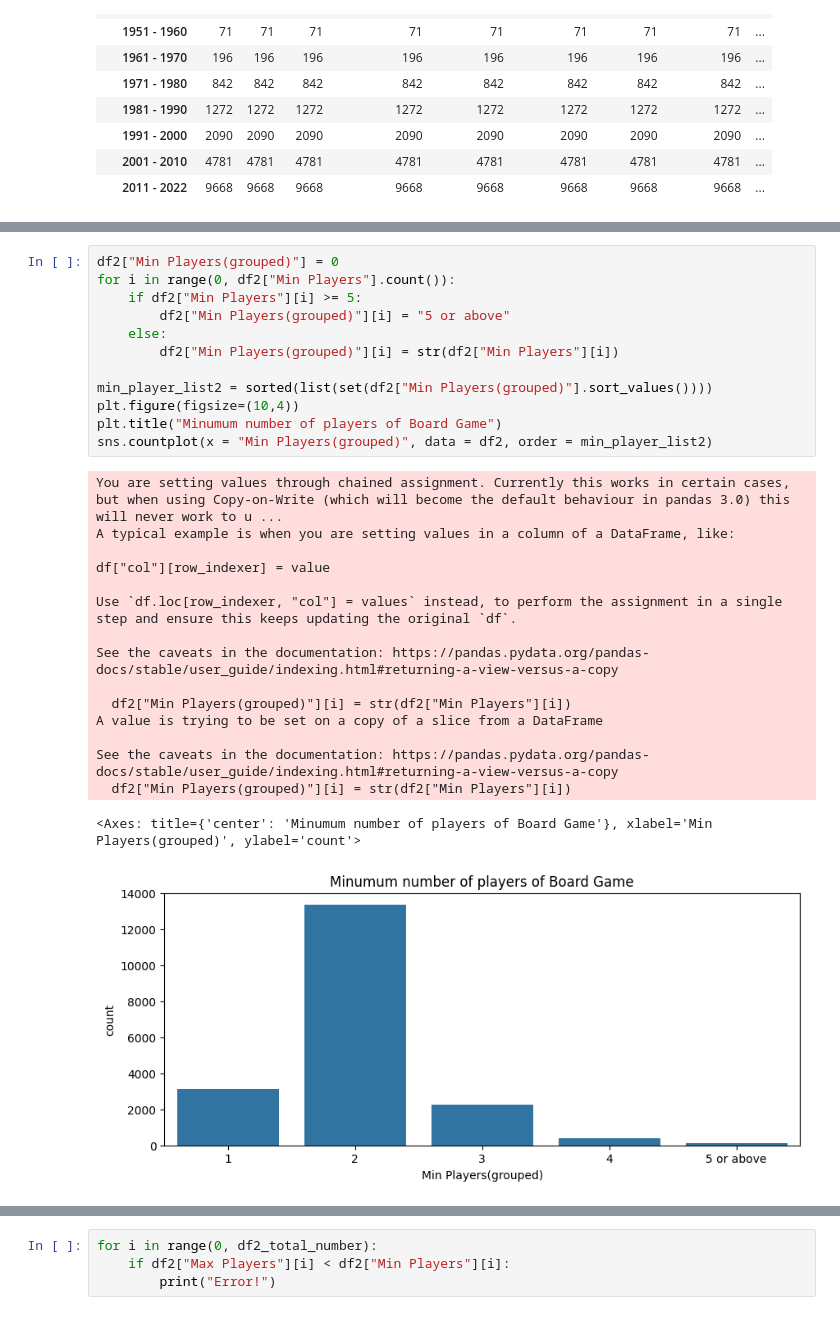
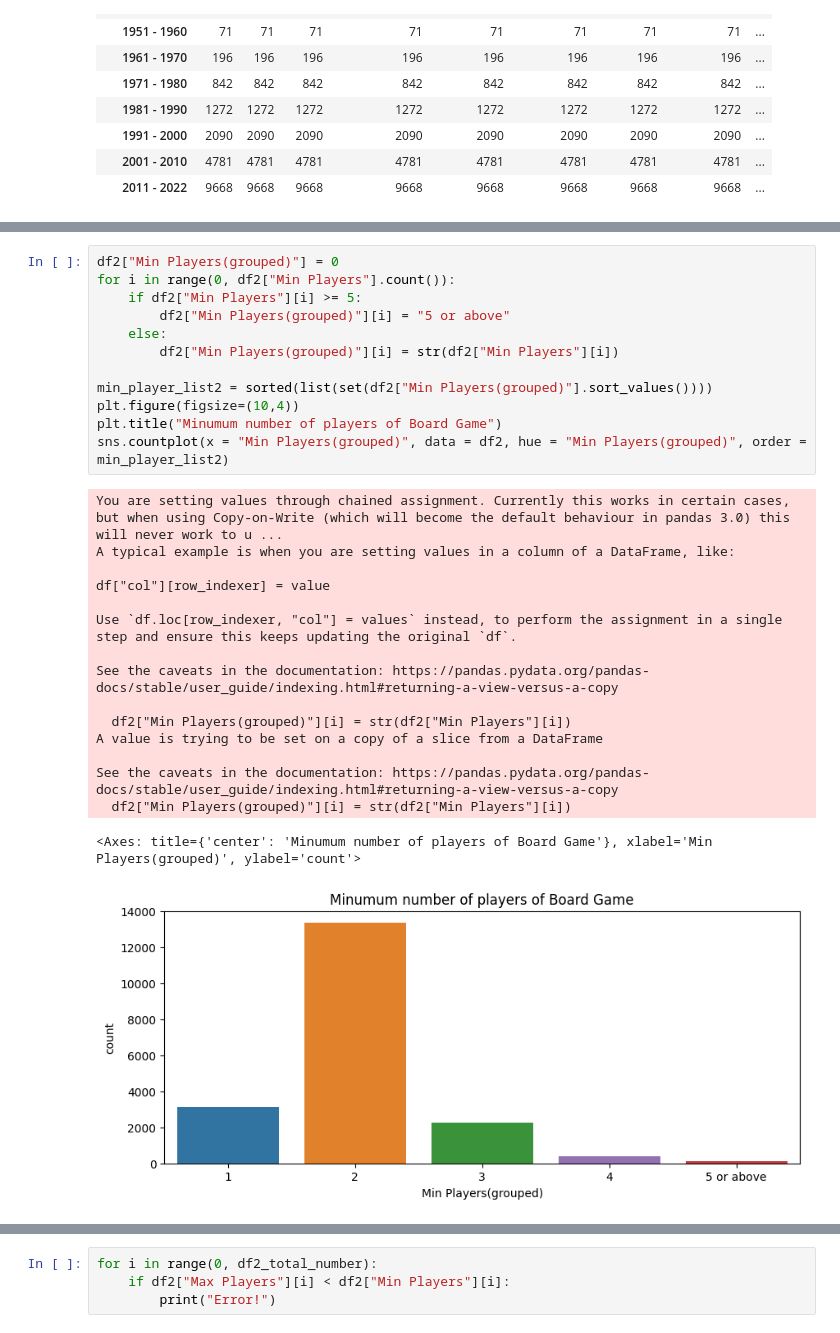
Before and after one commit to DovWong/EDA-PRoject, a Jupyter notebook: Start.ipynb, the cells around one changed output, grey strips where cells are left out. Cells and saved outputs as stored; diff of their text form.

```diff
--- a/Start.ipynb
+++ b/Start.ipynb
@@ -395,32 +398,32 @@ sns.countplot(x = "Min Players", data = df2, order = min_player_list)
 # %%
 df2["Min Players(grouped)"] = 0
 for i in range(0, df2["Min Players"].count()):
     if df2["Min Players"][i] >= 5:
         df2["Min Players(grouped)"][i] = "5 or above"
     else:
         df2["Min Players(grouped)"][i] = str(df2["Min Players"][i])
 
 min_player_list2 = sorted(list(set(df2["Min Players(grouped)"].sort_values())))
 plt.figure(figsize=(10,4))
 plt.title("Minumum number of players of Board Game")
-sns.countplot(x = "Min Players(grouped)", data = df2, order = min_player_list2)
+sns.countplot(x = "Min Players(grouped)", data = df2, hue = "Min Players(grouped)", order = min_player_list2)
 # %% [output]
 You are setting values through chained assignment. Currently this works in certain cases, but when using Copy-on-Write (which will become the default behaviour in pandas 3.0) this will never work to u ...
 A typical example is when you are setting values in a column of a DataFrame, like:
 
 df["col"][row_indexer] = value
 
 Use `df.loc[row_indexer, "col"] = values` instead, to perform the assignment in a single step and ensure this keeps updating the original `df`.
 
 See the caveats in the documentation: https://pandas.pydata.org/pandas-docs/stable/user_guide/indexing.html#returning-a-view-versus-a-copy
 
   df2["Min Players(grouped)"][i] = str(df2["Min Players"][i])
 A value is trying to be set on a copy of a slice from a DataFrame
 
 See the caveats in the documentation: https://pandas.pydata.org/pandas-docs/stable/user_guide/indexing.html#returning-a-view-versus-a-copy
   df2["Min Players(grouped)"][i] = str(df2["Min Players"][i])
 <Axes: title={'center': 'Minumum number of players of Board Game'}, xlabel='Min Players(grouped)', ylabel='count'>
-[figure, old version]
+[figure, new version]
 # %%
 max_player_list = sorted(list(set(df2["Max Players"].sort_values())))
 
```
Also changed, not shown: parts of 29 cells of this notebook, 2 other files.
